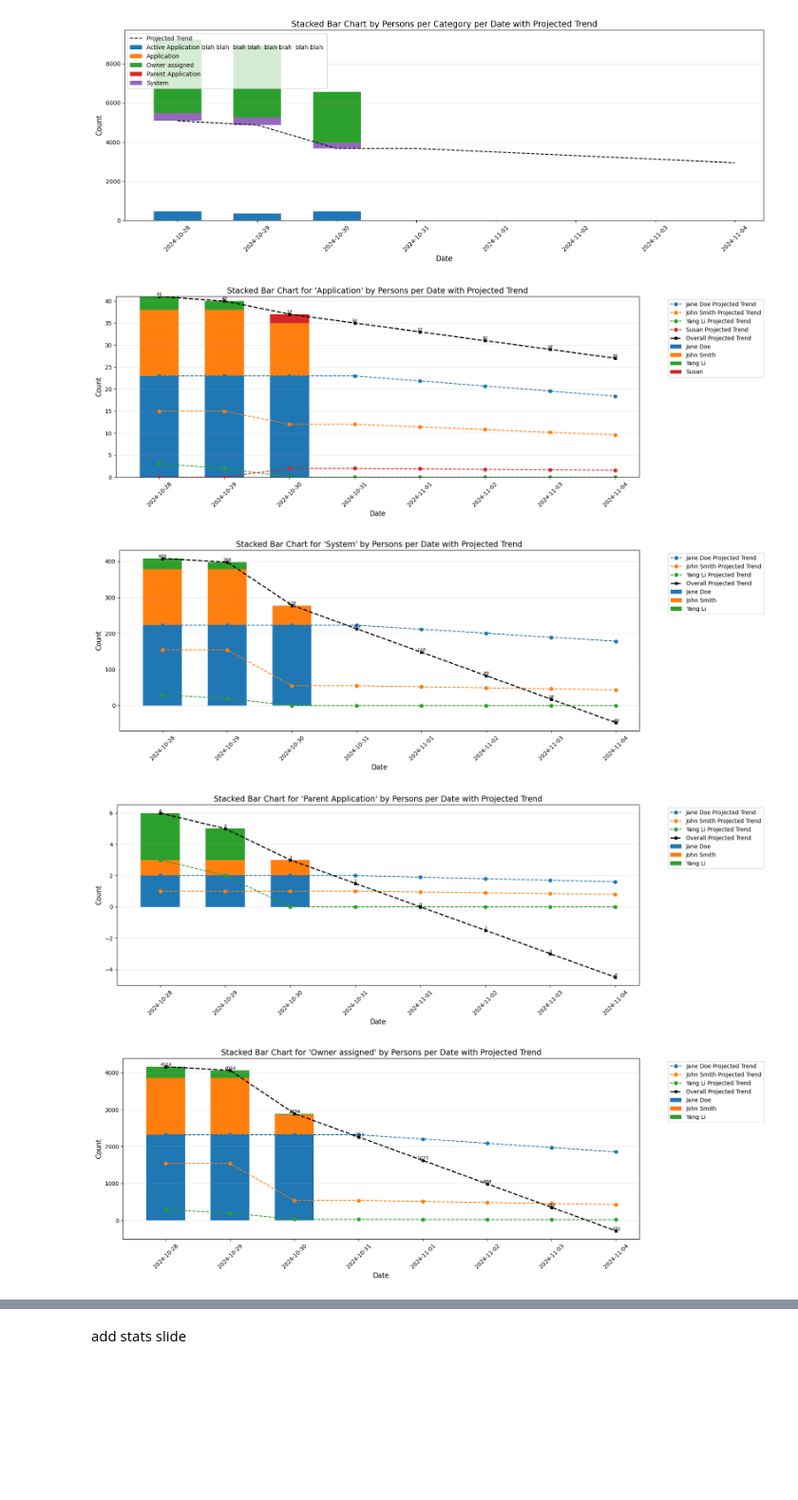
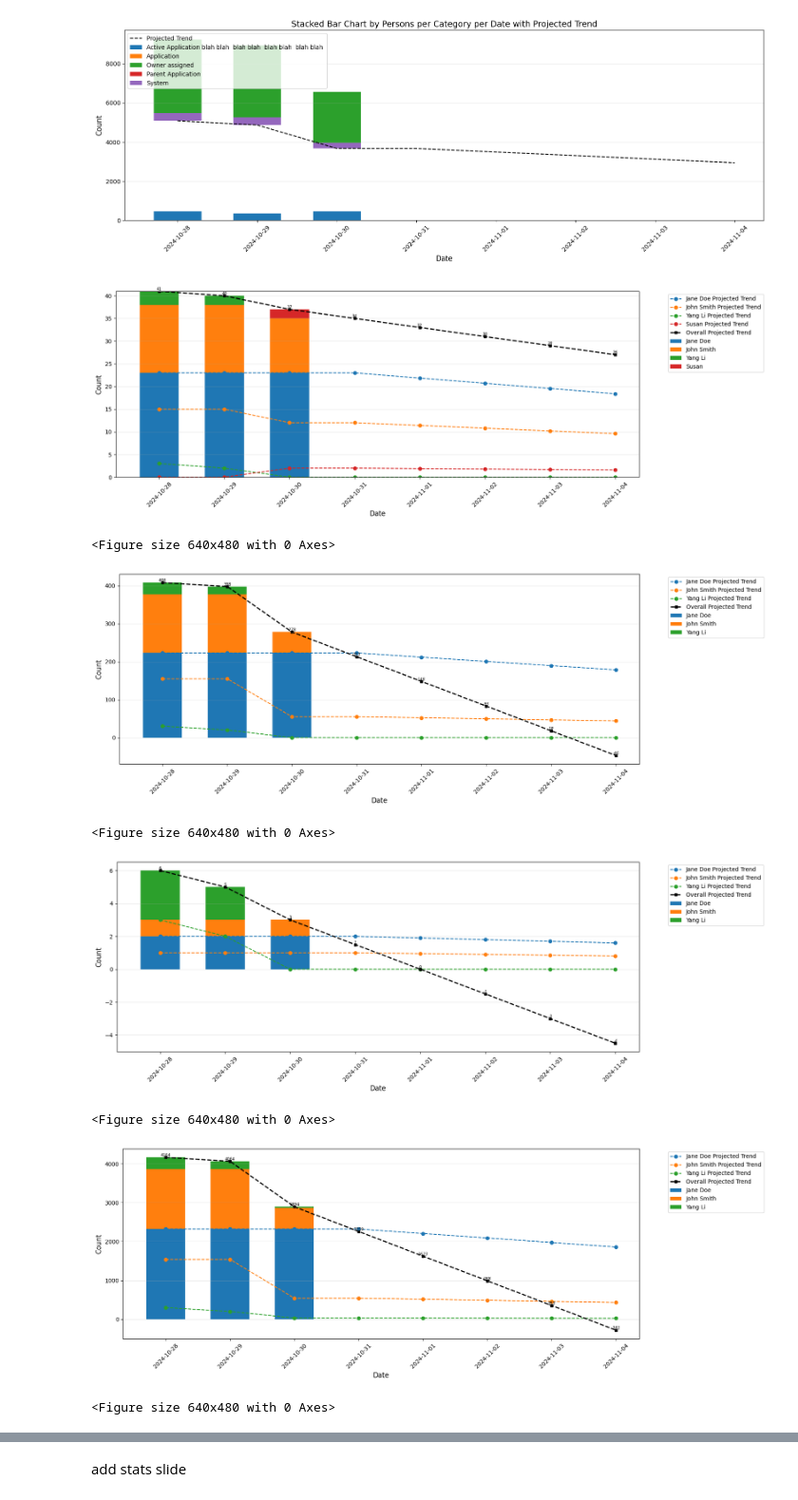
Before and after one commit to ly2xxx/py_playground, a Jupyter notebook: automate-powerpoint/Python PPTX.ipynb, the cells around one changed output, grey strips where cells are left out. Shown at 95% size. Cells and saved outputs as stored; diff of their text form; code cells hidden in the pictures; blank space fills up the shorter version.

```diff
--- a/automate-powerpoint/Python PPTX.ipynb
+++ b/automate-powerpoint/Python PPTX.ipynb
@@ -1939,36 +1939,42 @@ for category in categories:
 
     # Plot overall trend line
     ax.plot(np.append(dates, trend_dates),
             np.append(total_values, predicted_values),
             'r--', linewidth=2, label='Overall Projected Trend',
             marker='s', markersize=5, color='black')
 
     # After plotting the overall trend line, add value annotations
     for idx, (date, value) in enumerate(zip(dates, total_values)):
         ax.text(date, value, f'{int(value)}',
                 ha='center', va='bottom',
                 color='black', fontsize=7)
 
     for idx, (date, value) in enumerate(zip(trend_dates, predicted_values)):
         ax.text(date, value, f'{int(value)}',
                 ha='center', va='bottom',
                 color='black', style='italic', fontsize=7)
 
 
     # Customize chart appearance
-    ax.set_title(f"Stacked Bar Chart for '{category}' by Persons per Date with Projected Trend", fontsize=14)
+    # ax.set_title(f"Stacked Bar Chart for '{category}' by Persons per Date with Projected Trend", fontsize=14)
     ax.set_xlabel("Date", fontsize=12)
     ax.set_ylabel("Count", fontsize=12)
     ax.legend(bbox_to_anchor=(1.05, 1), loc='upper left')
     ax.grid(axis='y', alpha=0.3)
     plt.xticks(rotation=45)
 
     # Adjust layout and show/save plot
     plt.tight_layout()
     plt.subplots_adjust(right=0.85)
-    plt.show()  # Replace with plt.savefig(f"{category}_stacked_bar.png", dpi=300, bbox_inches='tight') if saving is preferred
+    plt.show()  # Replace with
+    plt.savefig(f"{category}.png", dpi=300, bbox_inches='tight')
+    # if saving is preferred
 # %% [output]
-[figure, old version]
+[figure, new version]
+<Figure size 640x480 with 0 Axes>
-[figure, old version]
+[figure, new version]
+<Figure size 640x480 with 0 Axes>
-[figure, old version]
+[figure, new version]
+<Figure size 640x480 with 0 Axes>
-[figure, old version]
+[figure, new version]
+<Figure size 640x480 with 0 Axes>
```
Also changed, not shown: parts of 2 cells of this notebook, 6 other files.
